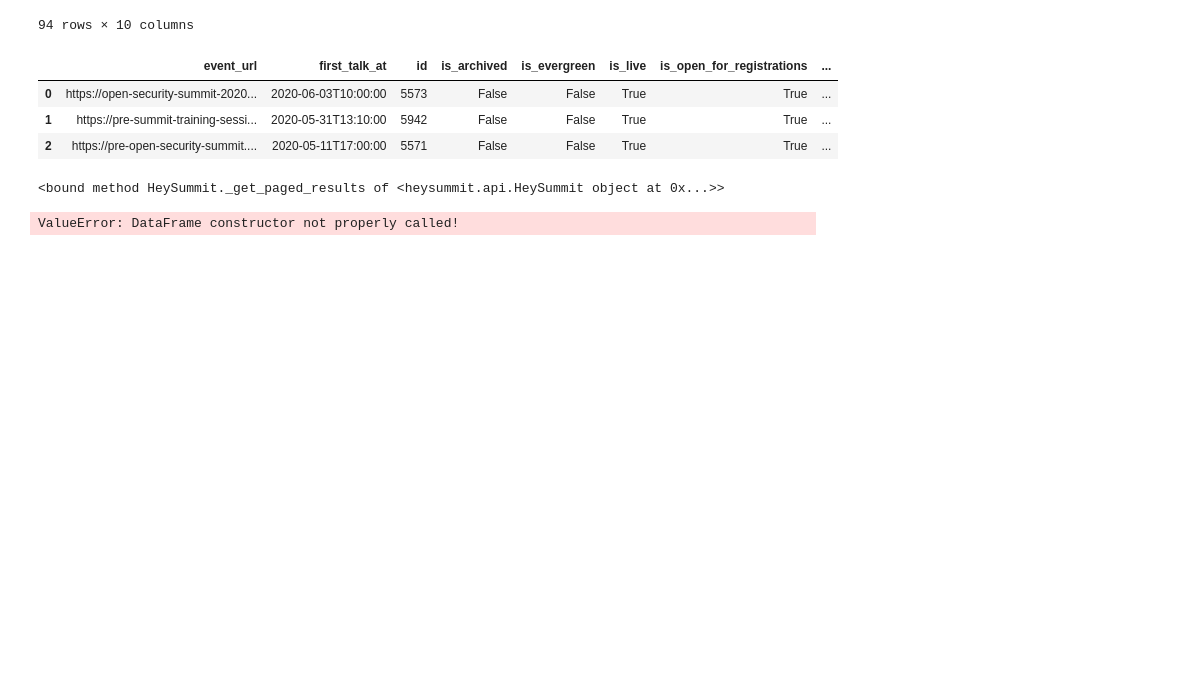
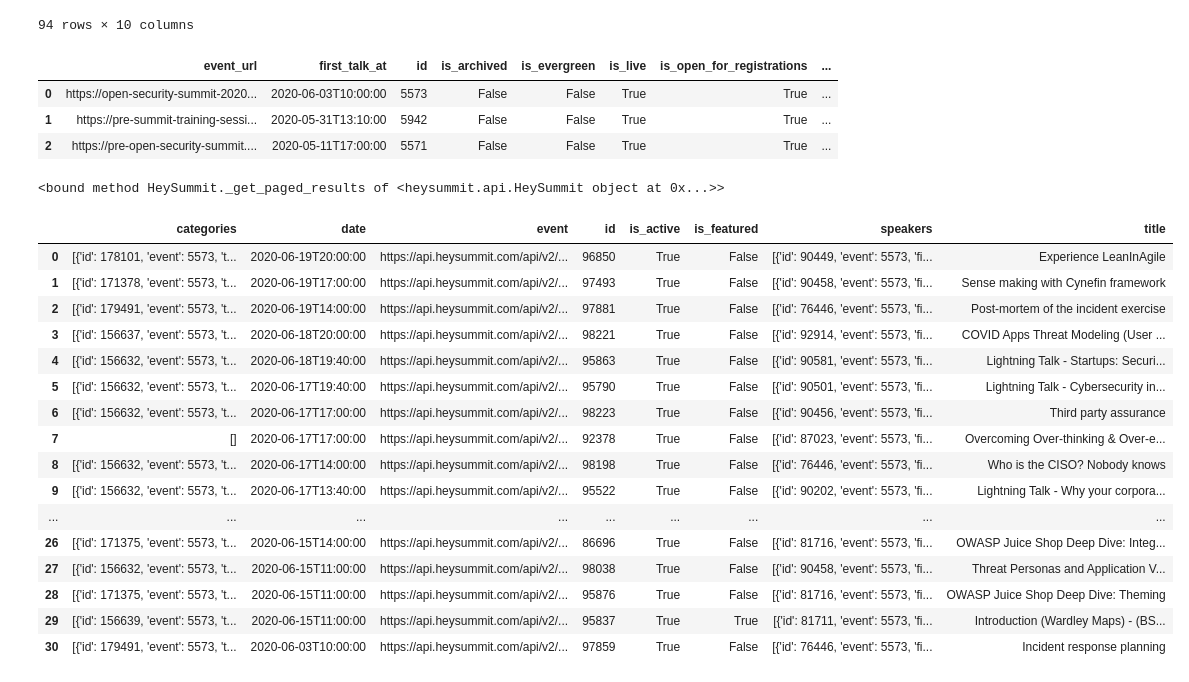
Before and after one commit to OpenSecuritySummit/jp-2020, a Jupyter notebook: notebooks/users/Dario/Untitled1.ipynb, the cells around one changed output. Drawn from its saved outputs; the diff is of its cells as text; code cells hidden in the pictures; blank space fills up the shorter version.

```diff
--- a/notebooks/users/Dario/Untitled1.ipynb
+++ b/notebooks/users/Dario/Untitled1.ipynb
@@ -74,7 +74,23 @@ results
 #     print(talk)
 # %%
 hey = HeySummit(token='6ad82d3fa6b4291066534585e6c89a623803ae73')
-talks = hey.get_talks
+talks = hey.get_talks(event=5573, is_active=True)
 pd.DataFrame.from_dict(talks)
 # %% [output]
-ValueError: DataFrame constructor not properly called!
+|  | categories | date | event | id | is_active | is_featured | speakers | title |
+| 0 | [{'id': 178101, 'event': 5573, 't... | 2020-06-19T20:00:00 | https://api.heysummit.com/api/v2/... | 96850 | True | False | [{'id': 90449, 'event': 5573, 'fi... | Experience LeanInAgile |
+| 1 | [{'id': 171378, 'event': 5573, 't... | 2020-06-19T17:00:00 | https://api.heysummit.com/api/v2/... | 97493 | True | False | [{'id': 90458, 'event': 5573, 'fi... | Sense making with Cynefin framework |
+| 2 | [{'id': 179491, 'event': 5573, 't... | 2020-06-19T14:00:00 | https://api.heysummit.com/api/v2/... | 97881 | True | False | [{'id': 76446, 'event': 5573, 'fi... | Post-mortem of the incident exercise |
+| 3 | [{'id': 156637, 'event': 5573, 't... | 2020-06-18T20:00:00 | https://api.heysummit.com/api/v2/... | 98221 | True | False | [{'id': 92914, 'event': 5573, 'fi... | COVID Apps Threat Modeling (User ... |
+| 4 | [{'id': 156632, 'event': 5573, 't... | 2020-06-18T19:40:00 | https://api.heysummit.com/api/v2/... | 95863 | True | False | [{'id': 90581, 'event': 5573, 'fi... | Lightning Talk - Startups: Securi... |
+| 5 | [{'id': 156632, 'event': 5573, 't... | 2020-06-17T19:40:00 | https://api.heysummit.com/api/v2/... | 95790 | True | False | [{'id': 90501, 'event': 5573, 'fi... | Lightning Talk - Cybersecurity in... |
+| 6 | [{'id': 156632, 'event': 5573, 't... | 2020-06-17T17:00:00 | https://api.heysummit.com/api/v2/... | 98223 | True | False | [{'id': 90456, 'event': 5573, 'fi... | Third party assurance |
+| 7 | [] | 2020-06-17T17:00:00 | https://api.heysummit.com/api/v2/... | 92378 | True | False | [{'id': 87023, 'event': 5573, 'fi... | Overcoming Over-thinking & Over-e... |
+| 8 | [{'id': 156632, 'event': 5573, 't... | 2020-06-17T14:00:00 | https://api.heysummit.com/api/v2/... | 98198 | True | False | [{'id': 76446, 'event': 5573, 'fi... | Who is the CISO? Nobody knows |
+| 9 | [{'id': 156632, 'event': 5573, 't... | 2020-06-17T13:40:00 | https://api.heysummit.com/api/v2/... | 95522 | True | False | [{'id': 90202, 'event': 5573, 'fi... | Lightning Talk - Why your corpora... |
+| ... | ... | ... | ... | ... | ... | ... | ... | ... |
+| 26 | [{'id': 171375, 'event': 5573, 't... | 2020-06-15T14:00:00 | https://api.heysummit.com/api/v2/... | 86696 | True | False | [{'id': 81716, 'event': 5573, 'fi... | OWASP Juice Shop Deep Dive: Integ... |
+| 27 | [{'id': 156632, 'event': 5573, 't... | 2020-06-15T11:00:00 | https://api.heysummit.com/api/v2/... | 98038 | True | False | [{'id': 90458, 'event': 5573, 'fi... | Threat Personas and Application V... |
+| 28 | [{'id': 171375, 'event': 5573, 't... | 2020-06-15T11:00:00 | https://api.heysummit.com/api/v2/... | 95876 | True | False | [{'id': 81716, 'event': 5573, 'fi... | OWASP Juice Shop Deep Dive: Theming |
+| 29 | [{'id': 156639, 'event': 5573, 't... | 2020-06-15T11:00:00 | https://api.heysummit.com/api/v2/... | 95837 | True | True | [{'id': 81711, 'event': 5573, 'fi... | Introduction (Wardley Maps) - (BS... |
+| 30 | [{'id': 179491, 'event': 5573, 't... | 2020-06-03T10:00:00 | https://api.heysummit.com/api/v2/... | 97859 | True | False | [{'id': 76446, 'event': 5573, 'fi... | Incident response planning |
```
